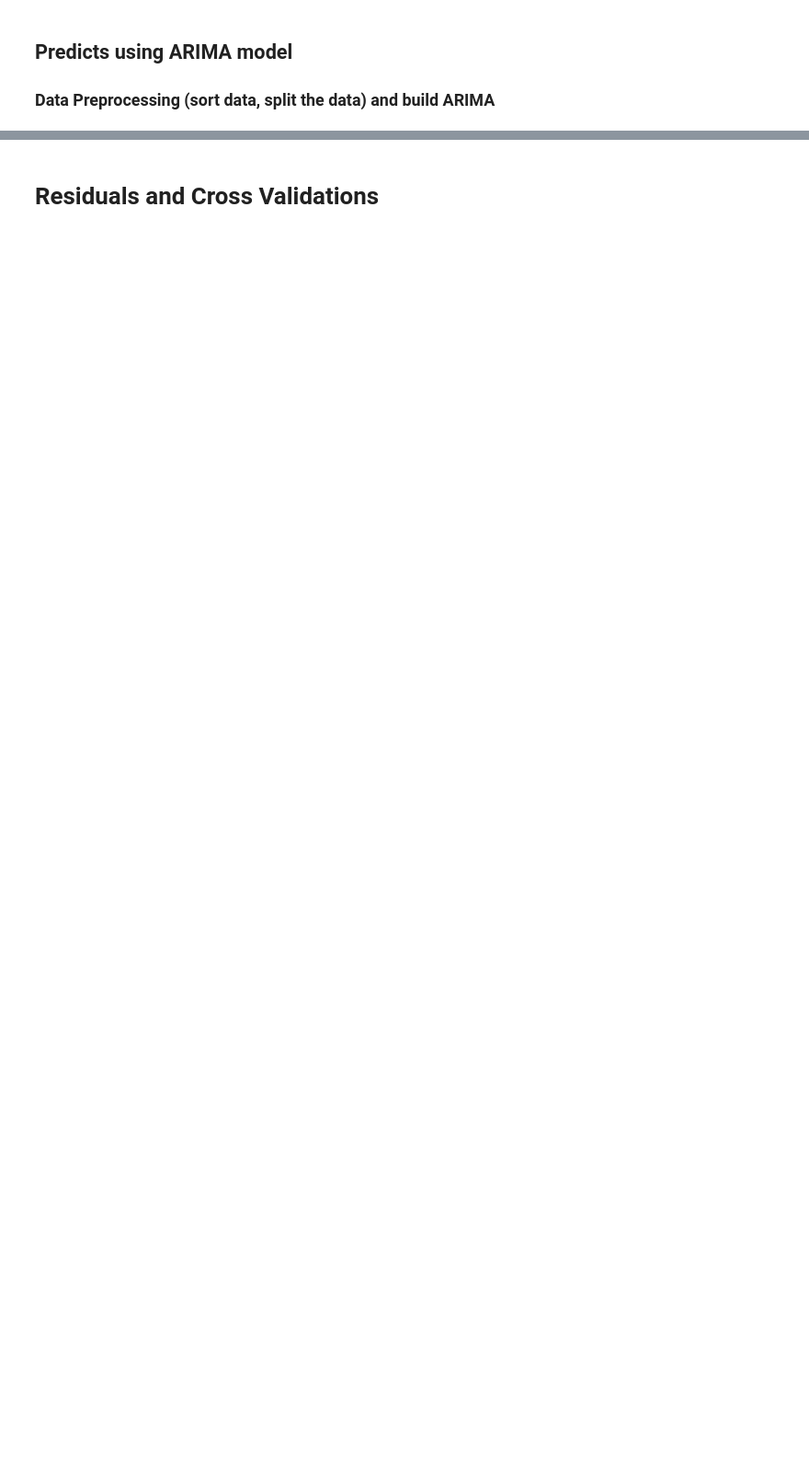
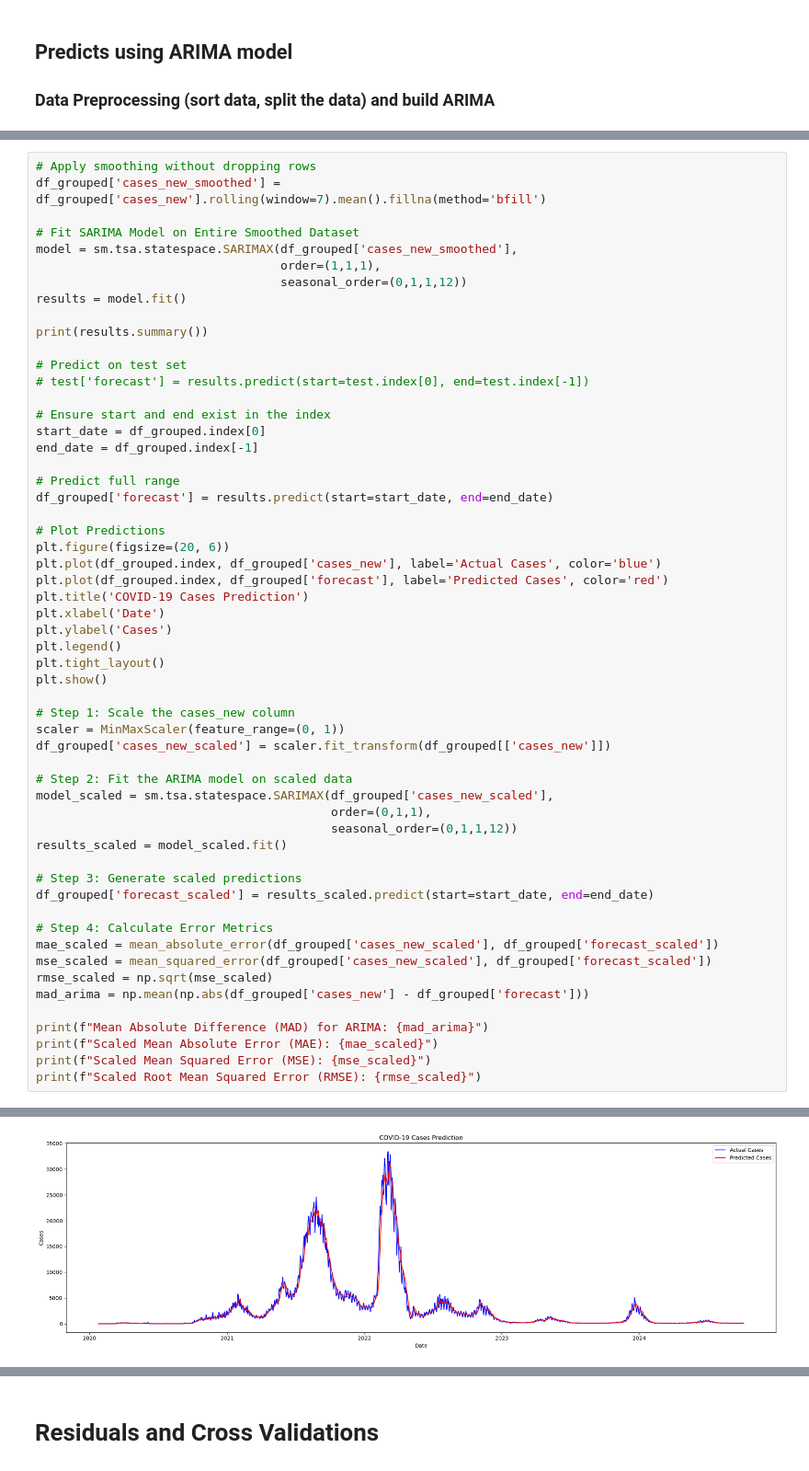
Before and after one commit to nursahiraa/fyp, a Jupyter notebook: dataSpell/fyp-master/notebooks/ARIMA.ipynb, the cells around one changed output, grey strips where cells are left out. Shown at 92% size. Drawn from its saved outputs; the diff is of its cells as text; blank space fills up the shorter version.

```diff
--- a/dataSpell/fyp-master/notebooks/ARIMA.ipynb
+++ b/dataSpell/fyp-master/notebooks/ARIMA.ipynb
@@ -280,0 +304,57 @@ Scaled Root Mean Squared Error (RMSE): 0.02139881489629682
+# %%
+# Apply smoothing without dropping rows
+df_grouped['cases_new_smoothed'] = df_grouped['cases_new'].rolling(window=7).mean().fillna(method='bfill')
+
+# Fit SARIMA Model on Entire Smoothed Dataset
+model = sm.tsa.statespace.SARIMAX(df_grouped['cases_new_smoothed'],
+                                  order=(1,1,1),
+                                  seasonal_order=(0,1,1,12))
+results = model.fit()
+
+print(results.summary())
+
+# Predict on test set
+# test['forecast'] = results.predict(start=test.index[0], end=test.index[-1])
+
+# Ensure start and end exist in the index
+start_date = df_grouped.index[0]
+end_date = df_grouped.index[-1]
+
+# Predict full range
+df_grouped['forecast'] = results.predict(start=start_date, end=end_date)
+
+# Plot Predictions
+plt.figure(figsize=(20, 6))
+plt.plot(df_grouped.index, df_grouped['cases_new'], label='Actual Cases', color='blue')
+plt.plot(df_grouped.index, df_grouped['forecast'], label='Predicted Cases', color='red')
+plt.title('COVID-19 Cases Prediction')
+plt.xlabel('Date')
+plt.ylabel('Cases')
+plt.legend()
+plt.tight_layout()
+plt.show()
+
+# Step 1: Scale the cases_new column
+scaler = MinMaxScaler(feature_range=(0, 1))
+df_grouped['cases_new_scaled'] = scaler.fit_transform(df_grouped[['cases_new']])
+
+# Step 2: Fit the ARIMA model on scaled data
+model_scaled = sm.tsa.statespace.SARIMAX(df_grouped['cases_new_scaled'],
+                                         order=(0,1,1),
+                                         seasonal_order=(0,1,1,12))
+results_scaled = model_scaled.fit()
+
+# Step 3: Generate scaled predictions
+df_grouped['forecast_scaled'] = results_scaled.predict(start=start_date, end=end_date)
+
+# Step 4: Calculate Error Metrics
+mae_scaled = mean_absolute_error(df_grouped['cases_new_scaled'], df_grouped['forecast_scaled'])
+mse_scaled = mean_squared_error(df_grouped['cases_new_scaled'], df_grouped['forecast_scaled'])
+rmse_scaled = np.sqrt(mse_scaled)
+mad_arima = np.mean(np.abs(df_grouped['cases_new'] - df_grouped['forecast']))
+
+print(f"Mean Absolute Difference (MAD) for ARIMA: {mad_arima}")
+print(f"Scaled Mean Absolute Error (MAE): {mae_scaled}")
+print(f"Scaled Mean Squared Error (MSE): {mse_scaled}")
+print(f"Scaled Root Mean Squared Error (RMSE): {rmse_scaled}")
+# %% [output]
@@ -280,0 +379 @@ Scaled Root Mean Squared Error (RMSE): 0.02139881489629682
+[figure, added]
```
Also changed, not shown: parts of 11 cells of this notebook, 2 other files.
